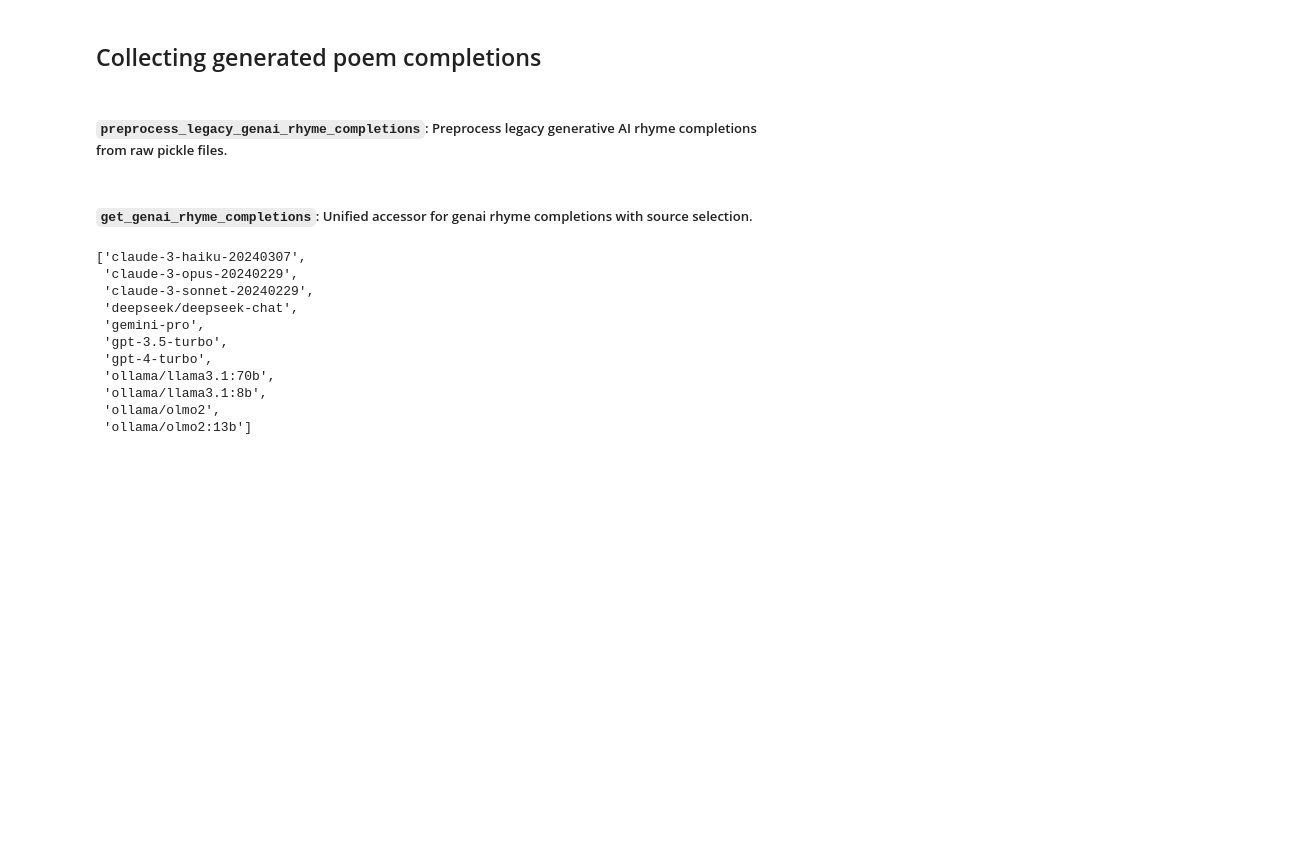
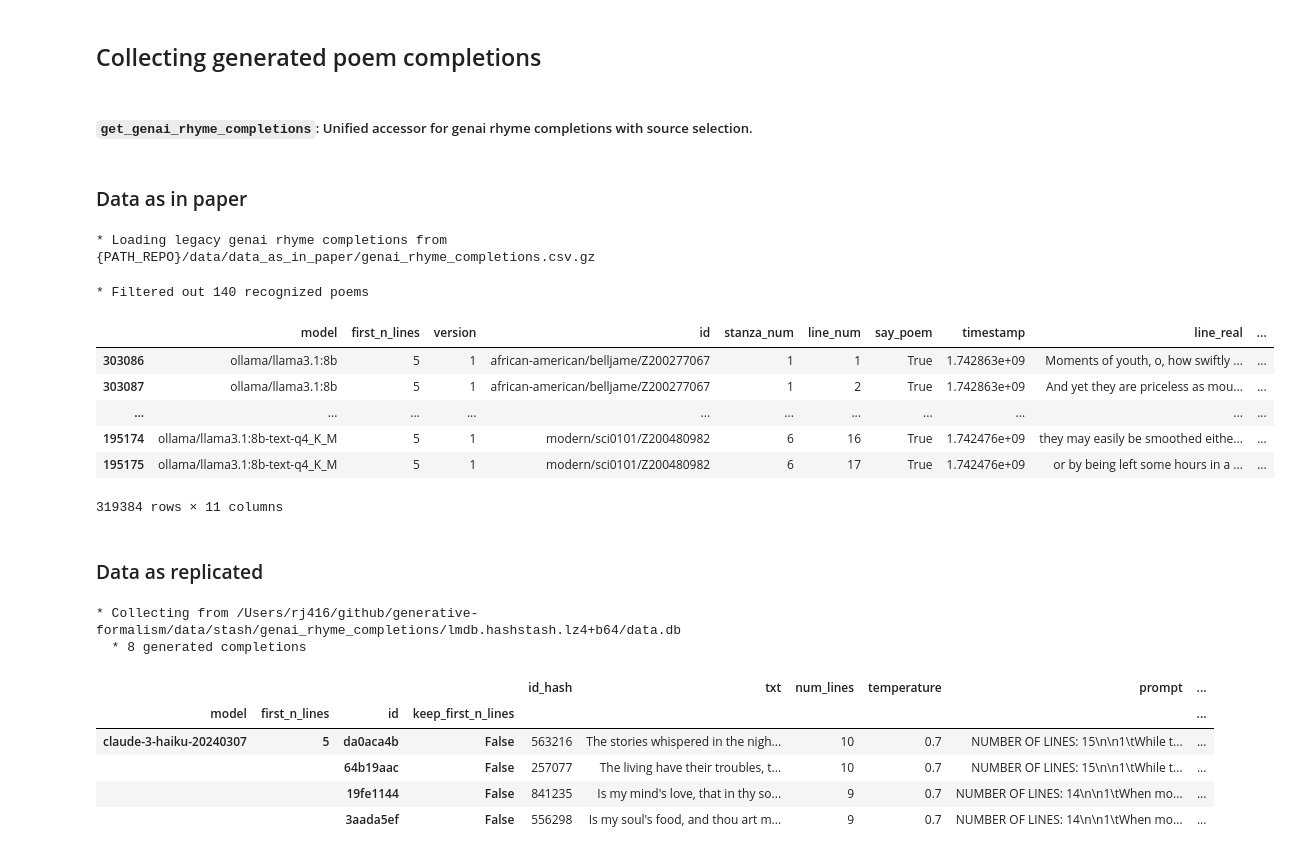
Before and after one commit to quadrismegistus/generative-formalism, a Jupyter notebook: notebooks/1-Data-C-GenerativePoemsByCompletion.ipynb, the cells around one changed output. Cells and saved outputs as stored; diff of their text form; code cells hidden in the pictures; blank space fills up the shorter version.

````diff
--- a/notebooks/1-Data-C-GenerativePoemsByCompletion.ipynb
+++ b/notebooks/1-Data-C-GenerativePoemsByCompletion.ipynb
@@ -63,10 +1,36 @@ txt = poem3
+# %%
+# Options
+RUN_LLM_COMPLETIONS = False
+N_TO_GENERATE = 1
+
+poem = """
+While the water tower squats Like a Turkish bird
+on the ridge and smiles more nicely the other way in green
+and bougainvillaea to where the warmest houses face north,
+
+the dead well-to-do are ignored and grumble in the plumbing.
+This could be a local myth. There could be many.
+Stark living rooms made to be seen into
+
+stare at each other often across the streets and say secrets.
+No brass and marble now. But it's more humbling
+buying groceries on a teak floor and more Like us
+
+to prefer the peopled ruin. I see the gaping fanlight
+in the hallway behind a fruit-stall on the stoep
+after rugby and now when it's dry and the roads turn back
+
+to gravel into driveways, dust rises and sweet william and anthracite
+are there. There is a real side, where, when you never stopped before,
+you hear whispering on corners only you understand.
+"""
 # %%
 # Code
 import sys
 sys.path.append('../')
 from generative_formalism import *
 
-# Preface
+# Preface and prompts
 printm(f'''
 # Prompting for completions of poems
 ## Running prompts and models
@@ -81,13 +45,13 @@ printm(f'''
 #### User prompt (e.g.)
 
 ```md
-{get_rhyme_completion_user_prompt(txt, first_n_lines=FIRST_N_LINES)}
+{get_rhyme_completion_user_prompt(poem, first_n_lines=FIRST_N_LINES)}
 ```''')
 
 if RUN_LLM_COMPLETIONS:
     documentation(complete_poem)
     complete_poem(
-        txt,
+        poem,
         first_n_lines=FIRST_N_LINES,
         force=REPLICATE_OVERWRITE,
         model=get_working_model(),
@@ -113,54 +77,66 @@ if RUN_LLM_COMPLETIONS:
         )
 
 printm('## Collecting generated poem completions')
-documentation(preprocess_legacy_genai_rhyme_completions)
 documentation(get_genai_rhyme_completions)
+
+
+printm('### Data as in paper')
+df_rhyme_completions_in_paper = get_genai_rhyme_completions()
+display(df_rhyme_completions_in_paper)
+
+printm('### Data as replicated')
+df_rhyme_completions_as_replicated = get_genai_rhyme_completions(as_in_paper=False, as_replicated=True)
+display(df_rhyme_completions_as_replicated)
 # %% [output]
 
 # Prompting for completions of poems
 ## Running prompts and models
 
 ### Prompt used
 #### System prompt
 
 ```md
 The following is the first 2 lines from a poem given in the user prompt, whose true number of lines is stated there.
 
 Complete the poem – do this from memory if you know it; if not, imitate its style and theme for the same number of lines as in the original.
 
 Return lines in tab-separated form, starting from line 3 up to the stated number of lines:
 
     line#	line
 
 Do not return any other text besides these tab-separated lines.
 ```
 
 #### User prompt (e.g.)
 
 ```md
 NUMBER OF LINES: 15
 
 1	While the water tower squats Like a Turkish bird
 2	on the ridge and smiles more nicely the other way in green
 3	and bougainvillaea to where the warmest houses face north,
 
 4	the dead well-to-do are ignored and grumble in the plumbing.
 5	This could be a local myth. There could be many.
 ```
 ## Collecting generated poem completions
-##### `preprocess_legacy_genai_rhyme_completions`: Preprocess legacy generative AI rhyme completions from raw pickle files.
+##### `get_genai_rhyme_completions`: Unified accessor for genai rhyme completions with source selection.
-##### `get_genai_rhyme_completions`: Unified accessor for genai rhyme completions with source selection.
+### Data as in paper
+* Loading legacy genai rhyme completions from {PATH_REPO}/data/data_as_in_paper/genai_rhyme_completions.csv.gz
+* Filtered out 140 recognized poems
+|  | model | first_n_lines | version | id | stanza_num | line_num | say_poem | timestamp | line_real | ... |
+| 303086 | ollama/llama3.1:8b | 5 | 1 | african-american/belljame/Z200277067 | 1 | 1 | True | 1.742863e+09 | Moments of youth, o, how swiftly ... | ... |
+| 303087 | ollama/llama3.1:8b | 5 | 1 | african-american/belljame/Z200277067 | 1 | 2 | True | 1.742863e+09 | And yet they are priceless as mou... | ... |
+| ... | ... | ... | ... | ... | ... | ... | ... | ... | ... | ... |
+| 195174 | ollama/llama3.1:8b-text-q4_K_M | 5 | 1 | modern/sci0101/Z200480982 | 6 | 16 | True | 1.742476e+09 | they may easily be smoothed eithe... | ... |
+| 195175 | ollama/llama3.1:8b-text-q4_K_M | 5 | 1 | modern/sci0101/Z200480982 | 6 | 17 | True | 1.742476e+09 | or by being left some hours in a ... | ... |
+319384 rows × 11 columns
+### Data as replicated
+* Collecting from /Users/rj416/github/generative-formalism/data/stash/genai_rhyme_completions/lmdb.hashstash.lz4+b64/data.db
+  * 8 generated completions
+|  |  |  |  | id_hash | txt | num_lines | temperature | prompt | ... |
+| model | first_n_lines | id | keep_first_n_lines |  |  |  |  |  | ... |
+| claude-3-haiku-20240307 | 5 | da0aca4b | False | 563216 | The stories whispered in the nigh... | 10 | 0.7 | NUMBER OF LINES: 15\n\n1\tWhile t... | ... |
+|  |  | 64b19aac | False | 257077 | The living have their troubles, t... | 10 | 0.7 | NUMBER OF LINES: 15\n\n1\tWhile t... | ... |
+|  |  | 19fe1144 | False | 841235 | Is my mind's love, that in thy so... | 9 | 0.7 | NUMBER OF LINES: 14\n\n1\tWhen mo... | ... |
+|  |  | 3aada5ef | False | 556298 | Is my soul's food, and thou art m... | 9 | 0.7 | NUMBER OF LINES: 14\n\n1\tWhen mo... | ... |
-# %%
-MODEL_LIST
-# %% [output]
-['claude-3-haiku-20240307',
- 'claude-3-opus-20240229',
- 'claude-3-sonnet-20240229',
- 'deepseek/deepseek-chat',
- 'gemini-pro',
- 'gpt-3.5-turbo',
- 'gpt-4-turbo',
- 'ollama/llama3.1:70b',
- 'ollama/llama3.1:8b',
- 'ollama/olmo2',
- 'ollama/olmo2:13b']
````
Also changed, not shown: parts of 1 cell of this notebook, 36 other files.
